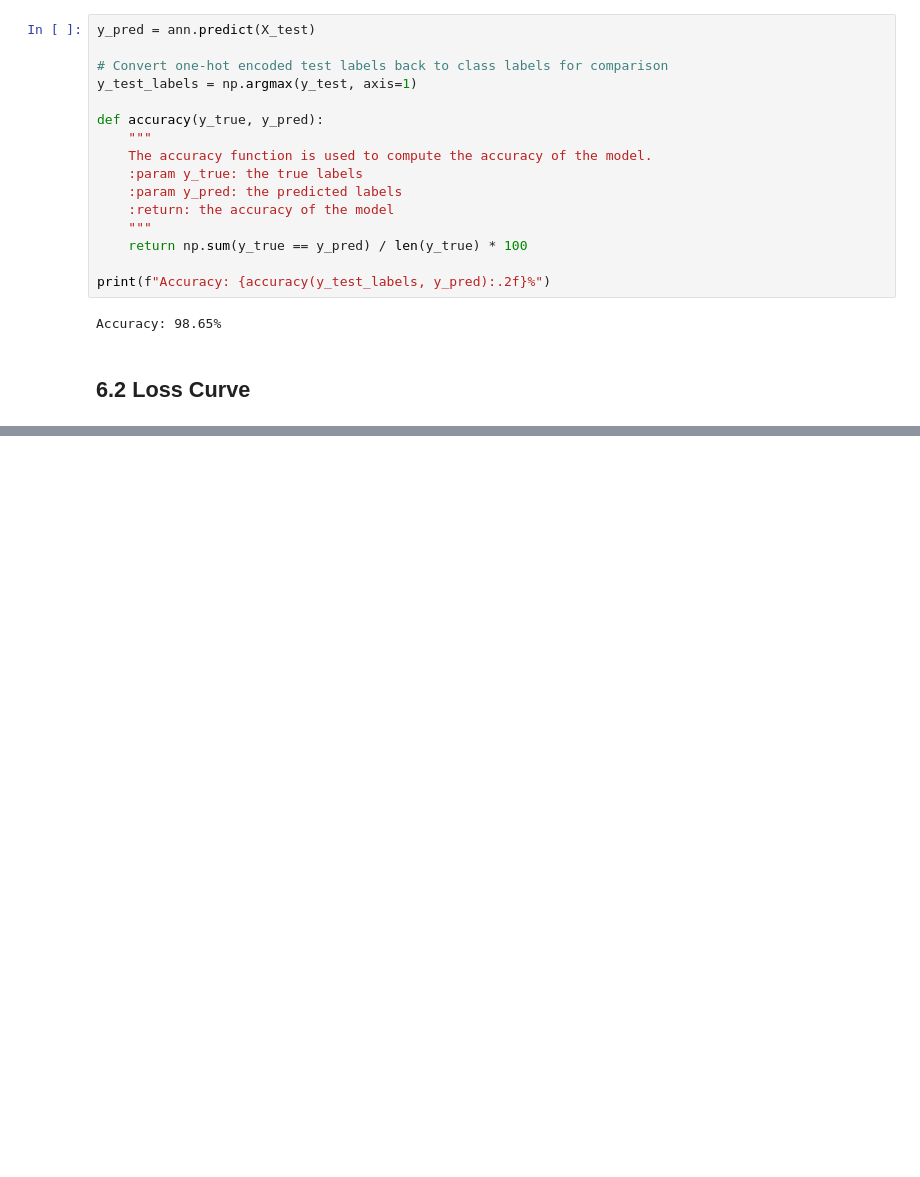
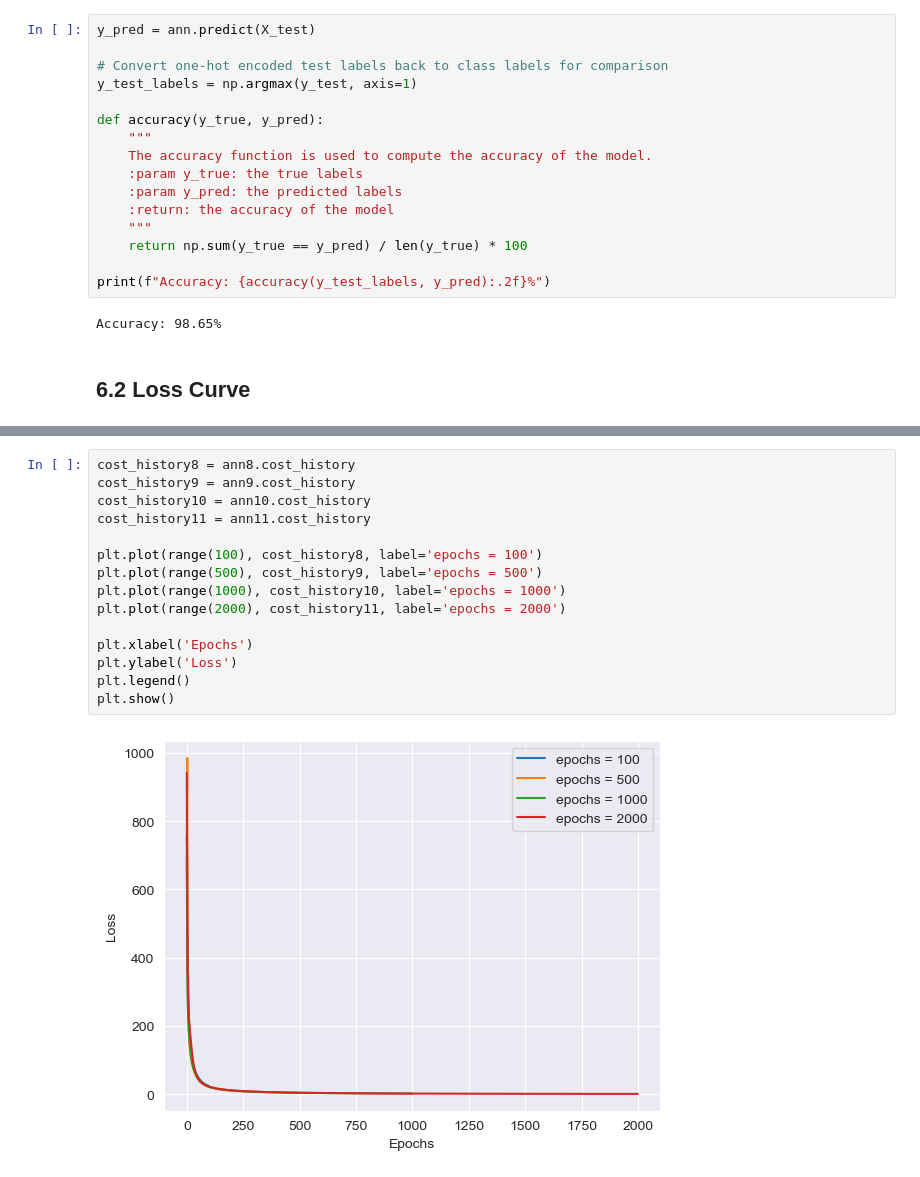
Before and after one commit to chengxinzhaox/ML-Learn-recourses, a Jupyter notebook: cw1/ANN.ipynb, the cells around one changed output, grey strips where cells are left out. Saved outputs shown, nothing was run; the diff lists cells and outputs as text; blank space fills up the shorter version.

```diff
--- a/cw1/ANN.ipynb
+++ b/cw1/ANN.ipynb
@@ -295,0 +327,17 @@ MSE: 0.05
+# %%
+cost_history8 = ann8.cost_history
+cost_history9 = ann9.cost_history
+cost_history10 = ann10.cost_history
+cost_history11 = ann11.cost_history
+
+plt.plot(range(100), cost_history8, label='epochs = 100')
+plt.plot(range(500), cost_history9, label='epochs = 500')
+plt.plot(range(1000), cost_history10, label='epochs = 1000')
+plt.plot(range(2000), cost_history11, label='epochs = 2000')
+
+plt.xlabel('Epochs')
+plt.ylabel('Loss')
+plt.legend()
+plt.show()
+# %% [output]
+[figure, added]
```
Also changed, not shown: parts of 20 cells of this notebook, 2 other files.
